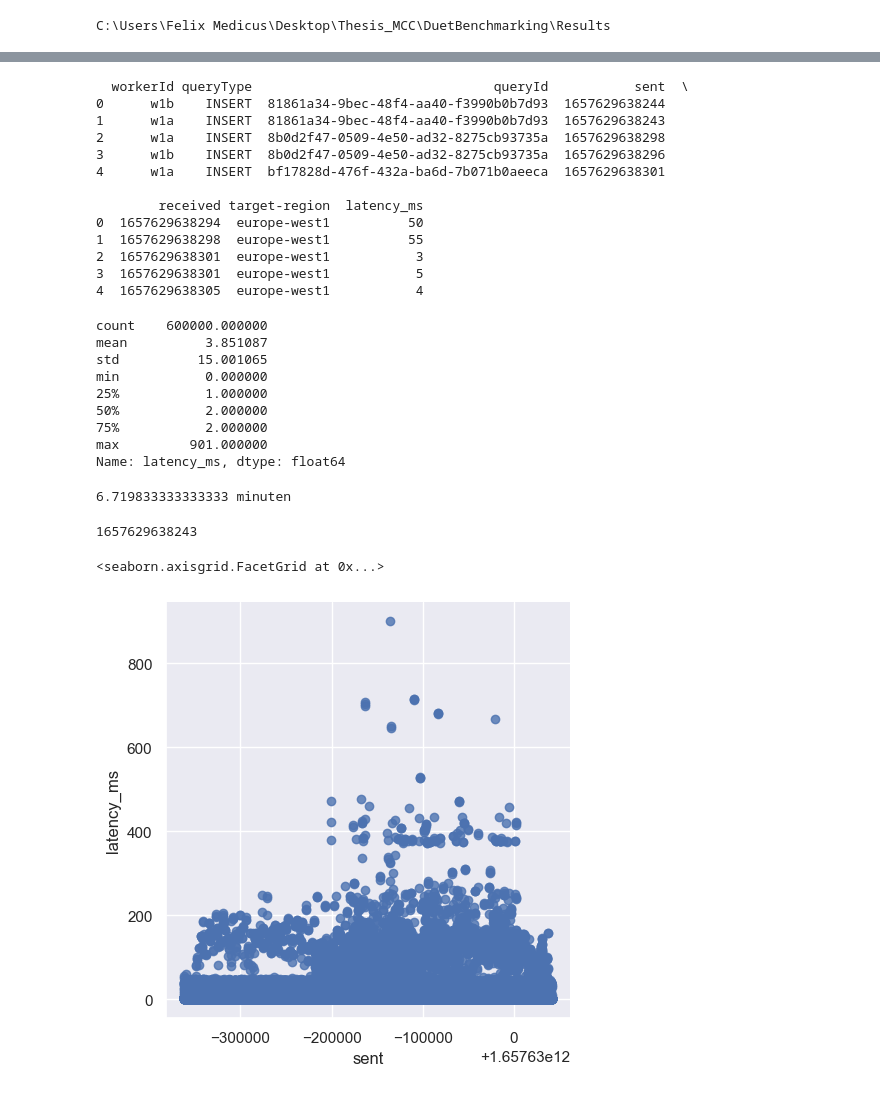
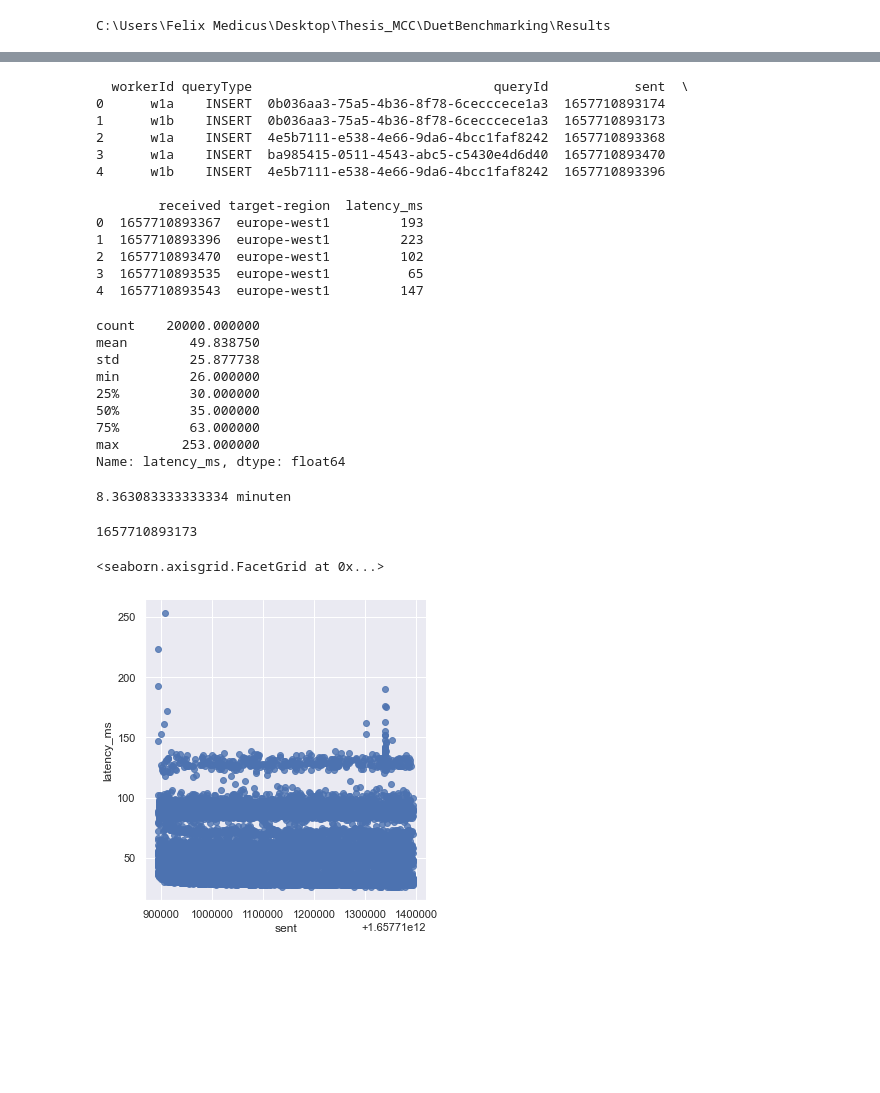
Before and after one commit to FelixMedicusf/DuetBenchmarking, a Jupyter notebook: Results/Result Evaluation.ipynb, the cells around one changed output, grey strips where cells are left out. Cells and saved outputs as stored; diff of their text form; code cells hidden in the pictures; blank space fills up the shorter version.

```diff
--- a/Results/Result Evaluation.ipynb
+++ b/Results/Result Evaluation.ipynb
@@ -11,6 +11,6 @@ print(cwd)
 # %% [output]
 C:\Users\Felix Medicus\Desktop\Thesis_MCC\DuetBenchmarking\Results
 # %%
-filepath = os.path.join(cwd, "Results", "300_000ops", "load_measurements.txt")
-print(pathname)
+filepath = os.path.join(cwd, "Results", "10_000ops_single", "load_measurements_10_000_prepared.csv")
+print(filepath)
 # %% [output]
@@ -46,29 +46,29 @@ df["latency_ms"] = df["received"]- df["sent"]
 print(df.head())
 # %% [output]
   workerId queryType                               queryId           sent  \
-0      w1b    INSERT  81861a34-9bec-48f4-aa40-f3990b0b7d93  1657629638244
-1      w1a    INSERT  81861a34-9bec-48f4-aa40-f3990b0b7d93  1657629638243
-2      w1a    INSERT  8b0d2f47-0509-4e50-ad32-8275cb93735a  1657629638298
-3      w1b    INSERT  8b0d2f47-0509-4e50-ad32-8275cb93735a  1657629638296
-4      w1a    INSERT  bf17828d-476f-432a-ba6d-7b071b0aeeca  1657629638301
+0      w1a    INSERT  0b036aa3-75a5-4b36-8f78-6cecccece1a3  1657710893174
+1      w1b    INSERT  0b036aa3-75a5-4b36-8f78-6cecccece1a3  1657710893173
+2      w1a    INSERT  4e5b7111-e538-4e66-9da6-4bcc1faf8242  1657710893368
+3      w1a    INSERT  ba985415-0511-4543-abc5-c5430e4d6d40  1657710893470
+4      w1b    INSERT  4e5b7111-e538-4e66-9da6-4bcc1faf8242  1657710893396
 
         received target-region  latency_ms
-0  1657629638294  europe-west1          50
-1  1657629638298  europe-west1          55
-2  1657629638301  europe-west1           3
-3  1657629638301  europe-west1           5
-4  1657629638305  europe-west1           4
+0  1657710893367  europe-west1         193
+1  1657710893396  europe-west1         223
+2  1657710893470  europe-west1         102
+3  1657710893535  europe-west1          65
+4  1657710893543  europe-west1         147
 # %%
 df["latency_ms"].describe()
 # %% [output]
-count    600000.000000
-mean          3.851087
-std          15.001065
-min           0.000000
-25%           1.000000
-50%           2.000000
-75%           2.000000
-max         901.000000
+count    20000.000000
+mean        49.838750
+std         25.877738
+min         26.000000
+25%         30.000000
+50%         35.000000
+75%         63.000000
+max        253.000000
 Name: latency_ms, dtype: float64
 # %%
 sns.set_theme(style="darkgrid")
@@ -76,13 +76,13 @@ sns.set_theme(style="darkgrid")
 totalTime = df["received"].max() - df["sent"].min()
 print(totalTime/1000/60, "minuten")
 # %% [output]
-6.719833333333333 minuten
+8.363083333333334 minuten
 # %%
 print(df["sent"].min())
 # %% [output]
-1657629638243
+1657710893173
 # %%
-sns.lmplot(x='sent', y='latency_ms', data=df, fit_reg=True)
+sns.lmplot(x='sent', y='latency_ms', data=df, fit_reg=False)
 # %% [output]
 <seaborn.axisgrid.FacetGrid at 0x...>
-[figure, old version]
+[figure, new version]
```
Also changed, not shown: parts of 9 cells of this notebook, 8 other files.
